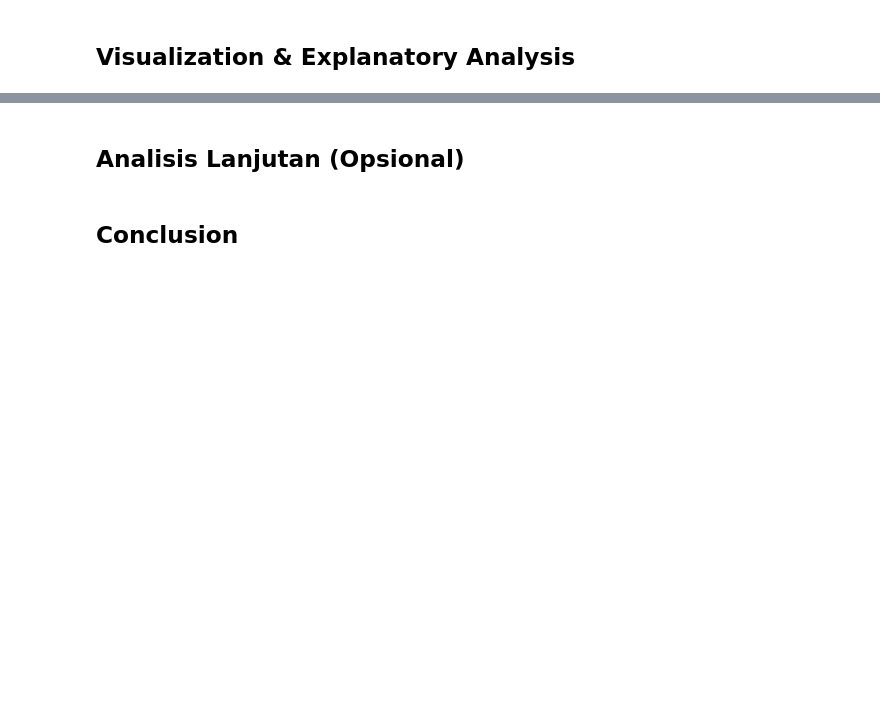
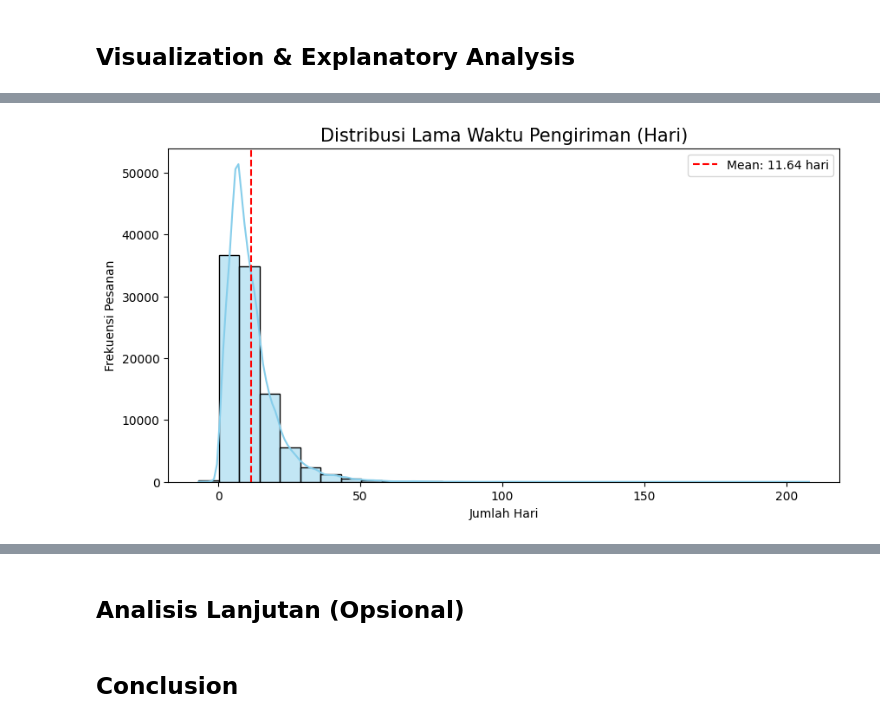
Before and after one commit to hilmyinaja/Data-Analysis-E-Commerce-Public-Dataset, a Jupyter notebook: notebook.ipynb, the cells around one changed output, grey strips where cells are left out. Cells and saved outputs as stored; diff of their text form; code cells hidden in the pictures; blank space fills up the shorter version.

```diff
--- a/notebook.ipynb
+++ b/notebook.ipynb
@@ -636,0 +692,13 @@ Persentase pesanan terlambat: 6.77%
+# %%
+# Visualisasi distribusi waktu pengiriman dalam hari
+plt.figure(figsize=(10, 5))
+sns.histplot(orders_df['delivery_time_days'], bins=30, kde=True, color="skyblue")
+
+plt.title("Distribusi Lama Waktu Pengiriman (Hari)", fontsize=15)
+plt.xlabel("Jumlah Hari")
+plt.ylabel("Frekuensi Pesanan")
+plt.axvline(orders_df['delivery_time_days'].mean(), color='red', linestyle='--', label=f'Mean: {orders_df["delivery_time_days"].mean():.2f} hari')
+plt.legend()
+plt.show()
+# %% [output]
+[figure, added]
```
Also changed, not shown: parts of 13 cells of this notebook.
